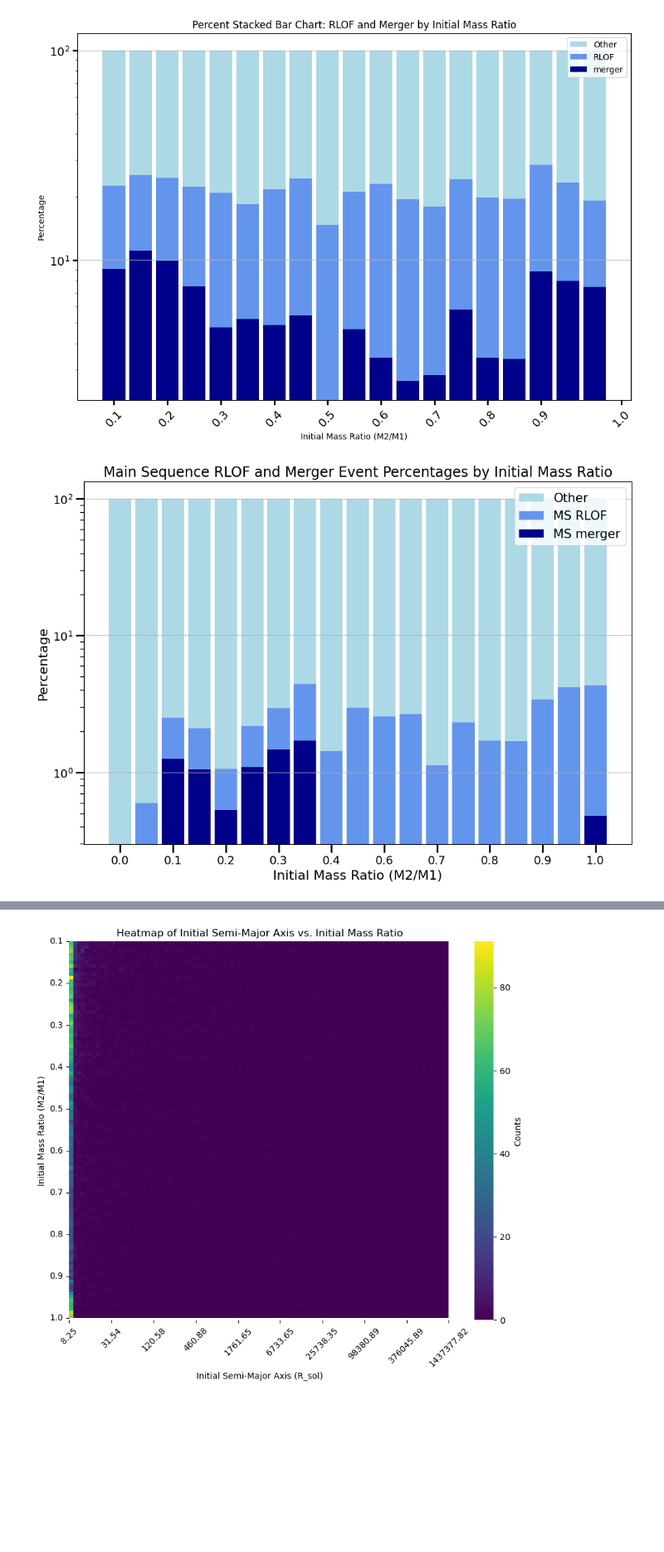
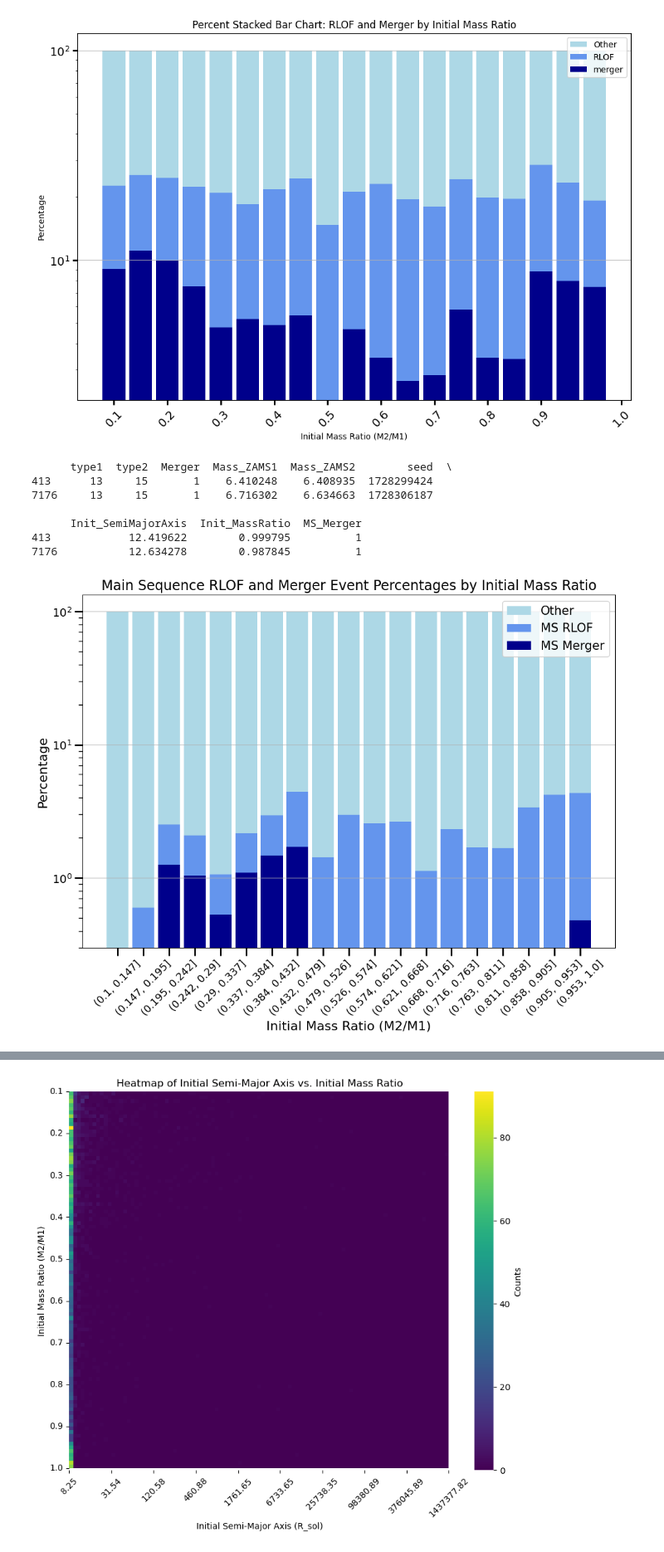
Before and after one commit to mkim0029/COMPAS, a Jupyter notebook: src/Initial_distribution/read.ipynb, the cells around one changed output, grey strips where cells are left out. Shown at 83% size. Cells and saved outputs as stored; diff of their text form; code cells hidden in the pictures; blank space fills up the shorter version.

Commit message:
plots

```diff
--- a/src/Initial_distribution/read.ipynb
+++ b/src/Initial_distribution/read.ipynb
@@ -206,7 +206,7 @@ def plot_percent_stacked_bar_chart(filename, pdf=False):
     #SP_df.loc[:, "MS_Merger"] = SP_df['seed'].isin(MS_RLOF_df[MS_RLOF_df['Merger'] == 1]['seed']).astype(int)
     SP_df.loc[:, "MS_Merger"] = SP_df['seed'].isin(MS_RLOF_df[(MS_RLOF_df['Merger'] == 1)]['seed']).astype(int)
 
-    #print(restrict(SP_df, 'Init_MassRatio', 0.99, 1.0))
+    print(restrict(restrict(SP_df, 'Init_MassRatio', 0.952, 1.0), 'MS_Merger', 1,1))
     # Define bins for Init_MassRatio
     bins = np.linspace(SP_df['Init_MassRatio'].min(), SP_df['Init_MassRatio'].max(), 20)
     SP_df['MassRatio_bins'] = pd.cut(SP_df['Init_MassRatio'], bins)
@@ -229,30 +229,47 @@ def plot_percent_stacked_bar_chart(filename, pdf=False):
     # Plot bars
     bar3 = plt.bar(grouped['MassRatio_bins'].astype(str), grouped['other_percentage'], bottom=grouped['merger_percentage'] + grouped['rlof_percentage'], color='lightblue', width=bar_width, label='Other')
     bar2 = plt.bar(grouped['MassRatio_bins'].astype(str), grouped['rlof_percentage'], bottom=grouped['merger_percentage'], color='cornflowerblue', width=bar_width, label='MS RLOF')
-    bar1 = plt.bar(grouped['MassRatio_bins'].astype(str), grouped['merger_percentage'], color='darkblue', width=bar_width, label='MS merger')
+    bar1 = plt.bar(grouped['MassRatio_bins'].astype(str), grouped['merger_percentage'], color='darkblue', width=bar_width, label='MS Merger')
 
     plt.xlabel('Initial Mass Ratio (M2/M1)', fontsize = 16)
     plt.ylabel('Percentage', fontsize = 16)
     plt.title('Main Sequence RLOF and Merger Event Percentages by Initial Mass Ratio', fontsize = 17)
     plt.legend(loc='best', fontsize=15)
-    plt.tick_params(axis='both', which='major', labelsize=14, width=2, length=10)
-    plt.tick_params(axis='both', which='minor', labelsize=14, width=1, length=5)
+    plt.tick_params(axis='both', which='major', labelsize=13, width=2, length=10)
+    plt.tick_params(axis='both', which='minor', labelsize=13, width=1, length=5)
     plt.grid(axis='y')
     plt.yscale('log')
     plt.yticks(fontsize=14)
 
+    '''
     num_ticks = 10  # Number of points you want from 0 to 1
     plt.xticks(ticks=np.linspace(0, len(grouped['MassRatio_bins']) - 1, num_ticks),
             labels=np.round(np.linspace(0, 1, num_ticks), 1), fontsize=14)
+    plt.xticks(ticks=np.linspace(0, len(grouped['MassRatio_bins']) - 1, num_ticks),
+            labels=np.round(np.linspace(0, 1, num_ticks), 1), fontsize=14)
+
+
+    bin_midpoints = grouped['MassRatio_bins'].apply(lambda x: x.mid)
+    plt.xticks(ticks=np.arange(len(grouped['MassRatio_bins'])),
+           labels=[f"{mp:.2f}" for mp in bin_midpoints], fontsize=13, rotation=45)
+    '''
+    plt.xticks(rotation=45)
 
     if pdf:
         plt.savefig(filename + "_percent_stacked_bar_chart.pdf", format="pdf", bbox_inches='tight')
 
     plt.show()
 # %%
-plot_percent_stacked_bar_chart('COMPAS_Output.h5', True)
+plot_percent_stacked_bar_chart('COMPAS_Output.h5', pdf=True)
 # %% [output]
+      type1  type2  Merger  Mass_ZAMS1  Mass_ZAMS2        seed  \
+413      13     15       1    6.410248    6.408935  1728299424
+7176     13     15       1    6.716302    6.634663  1728306187
+
+      Init_SemiMajorAxis  Init_MassRatio  MS_Merger
+413            12.419622        0.999795          1
+7176           12.634278        0.987845          1
-[figure, old version]
+[figure, new version]
 # %%
 data = h5.File('COMPAS_Output.h5')
 RLOF = data['BSE_RLOF']
```
Also changed, not shown: parts of 4 cells of this notebook.
